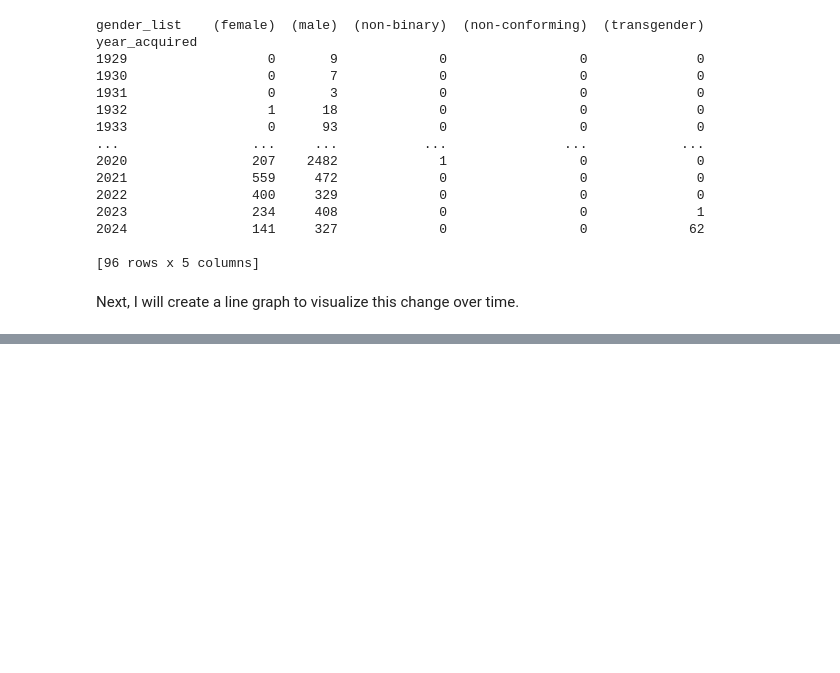
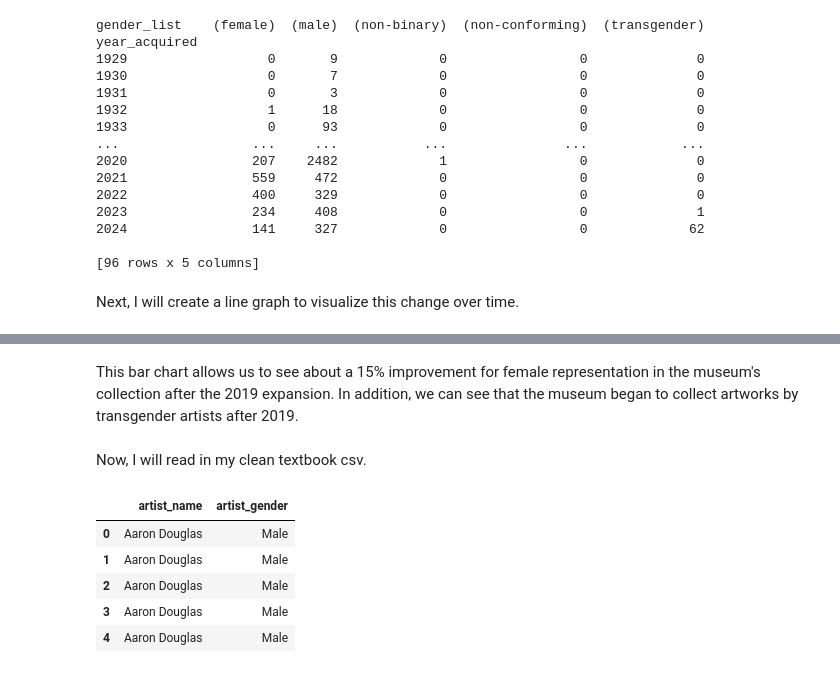
Before and after one commit to Marisa-Paolucci/MoMA-project, a Jupyter notebook: src/04_analyze.ipynb, the cells around one changed output, grey strips where cells are left out. Saved outputs shown, nothing was run; the diff lists cells and outputs as text; code cells hidden in the pictures; blank space fills up the shorter version.

```diff
--- a/src/04_analyze.ipynb
+++ b/src/04_analyze.ipynb
@@ -130,0 +195,15 @@ plt.show()
+# %% [markdown]
+This bar chart allows us to see about a 15% improvement for female representation in the museum's collection after the 2019 expansion. In addition, we can see that the museum began to collect artworks by transgender artists after 2019.
+# %% [markdown]
+Now, I will read in my clean textbook csv.
+# %%
+# Reading in the art history textbook clean data csv and viewing the first five rows.
+textbook_analyze = pd.read_csv("../data/clean/clean_art_history.csv")
+textbook_analyze.head(5)
+# %% [output]
+|  | artist_name | artist_gender |
+| 0 | Aaron Douglas | Male |
+| 1 | Aaron Douglas | Male |
+| 2 | Aaron Douglas | Male |
+| 3 | Aaron Douglas | Male |
+| 4 | Aaron Douglas | Male |
```
Also changed, not shown: parts of 15 cells of this notebook.
